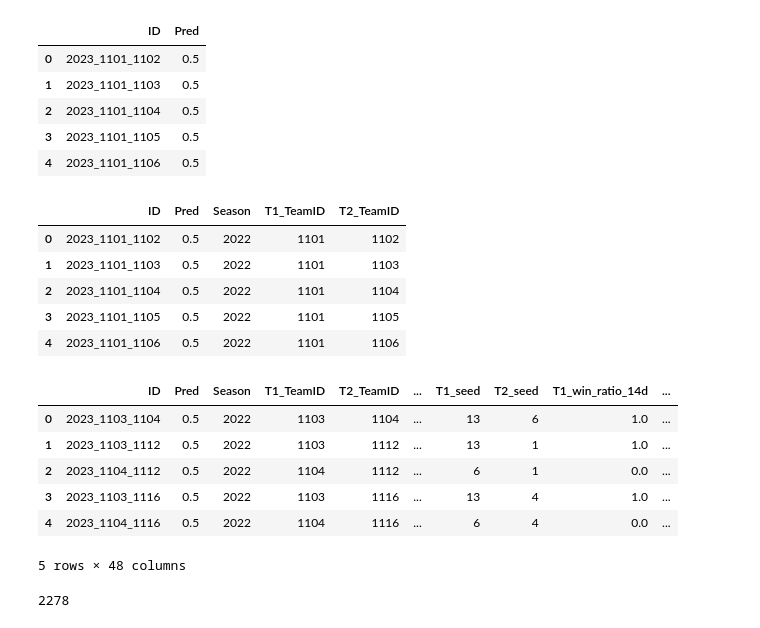
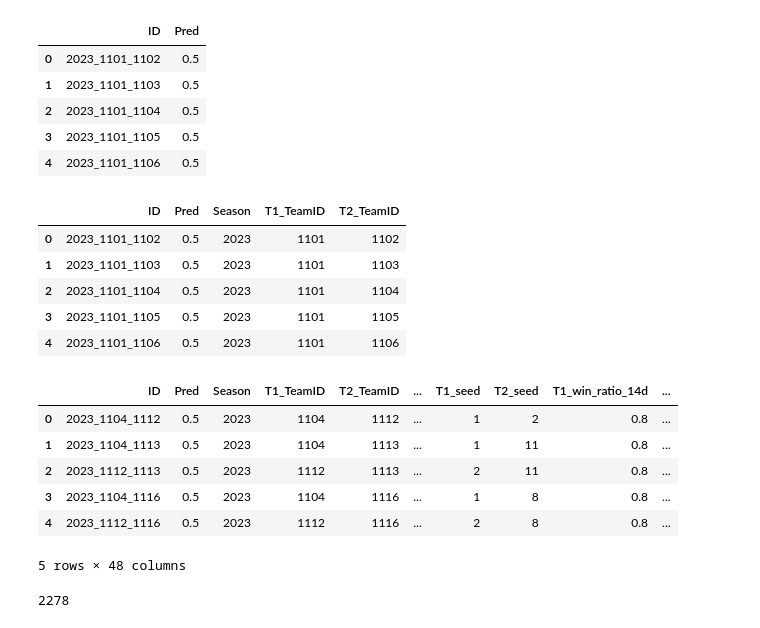
Before and after one commit to akhoch34/march_madness, a Jupyter notebook: notebooks/2023_use_last_year/ncaa-march-madness.ipynb, the cells around one changed output. Cells and saved outputs as stored; diff of their text form; code cells hidden in the pictures.

```diff
--- a/notebooks/2023_use_last_year/ncaa-march-madness.ipynb
+++ b/notebooks/2023_use_last_year/ncaa-march-madness.ipynb
@@ -786,17 +786,17 @@ sub.head()
 | 3 | 2023_1101_1105 | 0.5 |
 | 4 | 2023_1101_1106 | 0.5 |
 # %%
-sub["Season"] = 2022
+sub["Season"] = YEAR
 sub["T1_TeamID"] = sub["ID"].apply(lambda x: x[5:9]).astype(int)
 sub["T2_TeamID"] = sub["ID"].apply(lambda x: x[10:14]).astype(int)
 sub.head()
 # %% [output]
 |  | ID | Pred | Season | T1_TeamID | T2_TeamID |
-| 0 | 2023_1101_1102 | 0.5 | 2022 | 1101 | 1102 |
-| 1 | 2023_1101_1103 | 0.5 | 2022 | 1101 | 1103 |
-| 2 | 2023_1101_1104 | 0.5 | 2022 | 1101 | 1104 |
-| 3 | 2023_1101_1105 | 0.5 | 2022 | 1101 | 1105 |
-| 4 | 2023_1101_1106 | 0.5 | 2022 | 1101 | 1106 |
+| 0 | 2023_1101_1102 | 0.5 | 2023 | 1101 | 1102 |
+| 1 | 2023_1101_1103 | 0.5 | 2023 | 1101 | 1103 |
+| 2 | 2023_1101_1104 | 0.5 | 2023 | 1101 | 1104 |
+| 3 | 2023_1101_1105 | 0.5 | 2023 | 1101 | 1105 |
+| 4 | 2023_1101_1106 | 0.5 | 2023 | 1101 | 1106 |
 # %%
 sub = pd.merge(sub, season_statistics_T1, on = ['Season', 'T1_TeamID'])
 sub = pd.merge(sub, season_statistics_T2, on = ['Season', 'T2_TeamID'])
@@ -808,11 +808,11 @@ sub["Seed_diff"] = sub["T1_seed"] - sub["T2_seed"]
 sub.head()
 # %% [output]
 |  | ID | Pred | Season | T1_TeamID | T2_TeamID | ... | T1_seed | T2_seed | T1_win_ratio_14d | ... |
-| 0 | 2023_1103_1104 | 0.5 | 2022 | 1103 | 1104 | ... | 13 | 6 | 1.0 | ... |
-| 1 | 2023_1103_1112 | 0.5 | 2022 | 1103 | 1112 | ... | 13 | 1 | 1.0 | ... |
-| 2 | 2023_1104_1112 | 0.5 | 2022 | 1104 | 1112 | ... | 6 | 1 | 0.0 | ... |
-| 3 | 2023_1103_1116 | 0.5 | 2022 | 1103 | 1116 | ... | 13 | 4 | 1.0 | ... |
-| 4 | 2023_1104_1116 | 0.5 | 2022 | 1104 | 1116 | ... | 6 | 4 | 0.0 | ... |
+| 0 | 2023_1104_1112 | 0.5 | 2023 | 1104 | 1112 | ... | 1 | 2 | 0.8 | ... |
+| 1 | 2023_1104_1113 | 0.5 | 2023 | 1104 | 1113 | ... | 1 | 11 | 0.8 | ... |
+| 2 | 2023_1112_1113 | 0.5 | 2023 | 1112 | 1113 | ... | 2 | 11 | 0.8 | ... |
+| 3 | 2023_1104_1116 | 0.5 | 2023 | 1104 | 1116 | ... | 1 | 8 | 0.8 | ... |
+| 4 | 2023_1112_1116 | 0.5 | 2023 | 1112 | 1116 | ... | 2 | 8 | 0.8 | ... |
 5 rows × 48 columns
 # %%
 len(sub)
```
Also changed, not shown: parts of 4 cells of this notebook, 2 other files.
